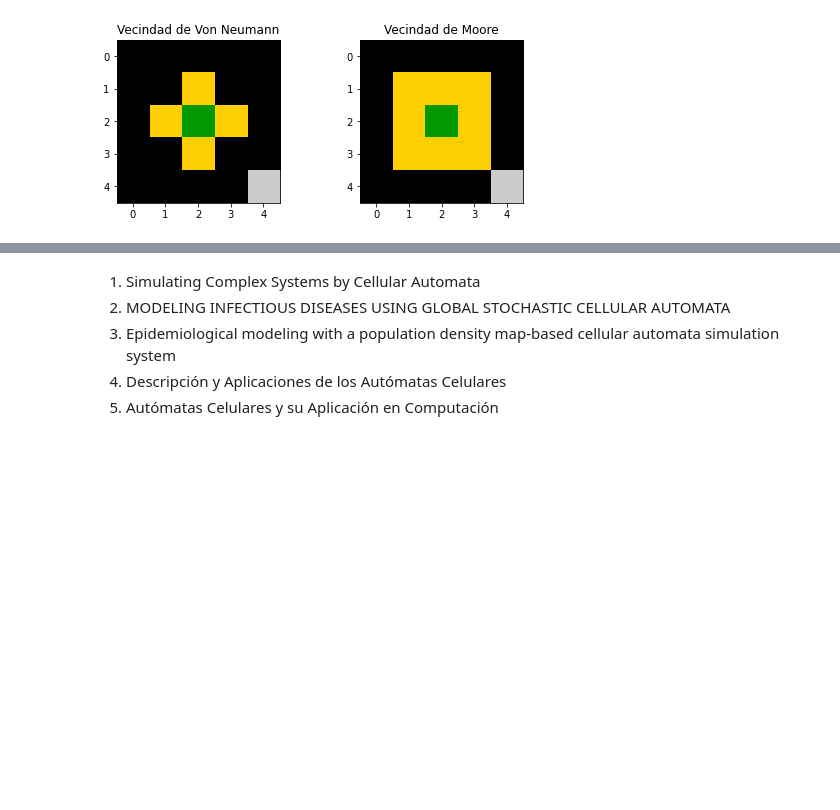
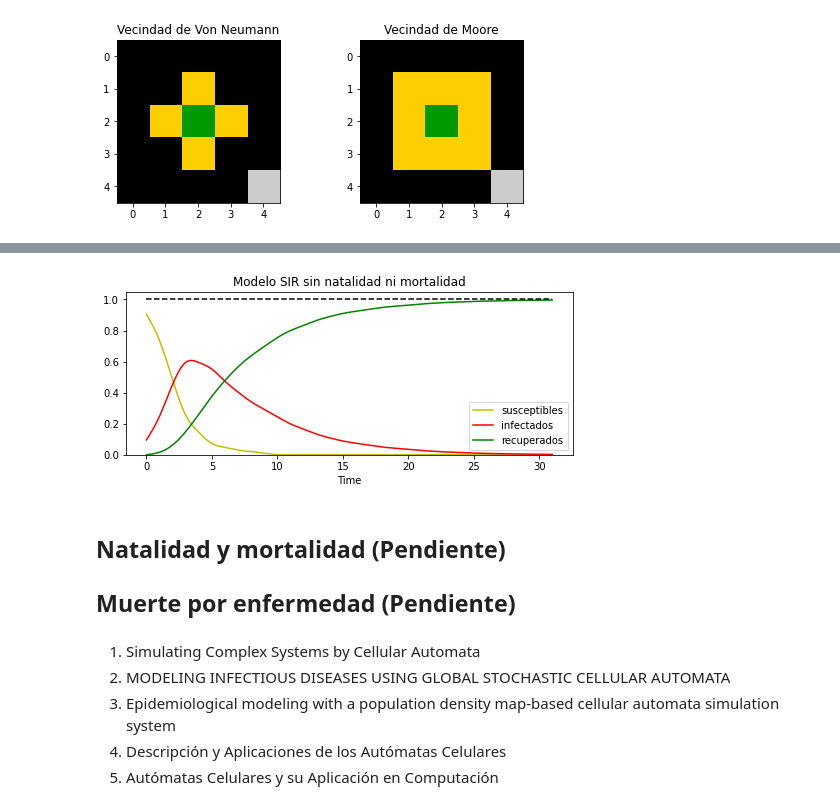
Before and after one commit to Grupo-de-simulacion-con-automatas/CAsimulations-Modelacion-de-dinamicas-topologicas-en-la-propagacion-de-una-enfermedad-usando-CA, a Jupyter notebook: Codigo/2. Autómatas celulares y reglas totalisticas.ipynb, the cells around one changed output, grey strips where cells are left out. Cells and saved outputs as stored; diff of their text form; code cells hidden in the pictures; blank space fills up the shorter version.

```diff
--- a/Codigo/2. Autómatas celulares y reglas totalisticas.ipynb
+++ b/Codigo/2. Autómatas celulares y reglas totalisticas.ipynb
@@ -115,3 +127,14 @@ Aplicaremos la regla $\phi^{t+1}(\alpha,\beta)$ unicamente sobre todos los indiv
+# %%
+a=0.2; b=0.5
+system = initialCondition(0.1, np.zeros((30,30)))
+SISmodel = models("sir",a,b,system,Moore)
+
+SISmodel.metricsPlot(30,"Modelo SIR sin natalidad ni mortalidad")
+# %% [output]
+[figure, added]
+# %% [markdown]
+## Natalidad y mortalidad (Pendiente)
+## Muerte por enfermedad (Pendiente)
 # %% [markdown]
 1. Simulating Complex Systems by Cellular Automata
 2. MODELING INFECTIOUS DISEASES USING GLOBAL STOCHASTIC CELLULAR AUTOMATA
```
Also changed, not shown: parts of 4 cells of this notebook, 4 other files.
